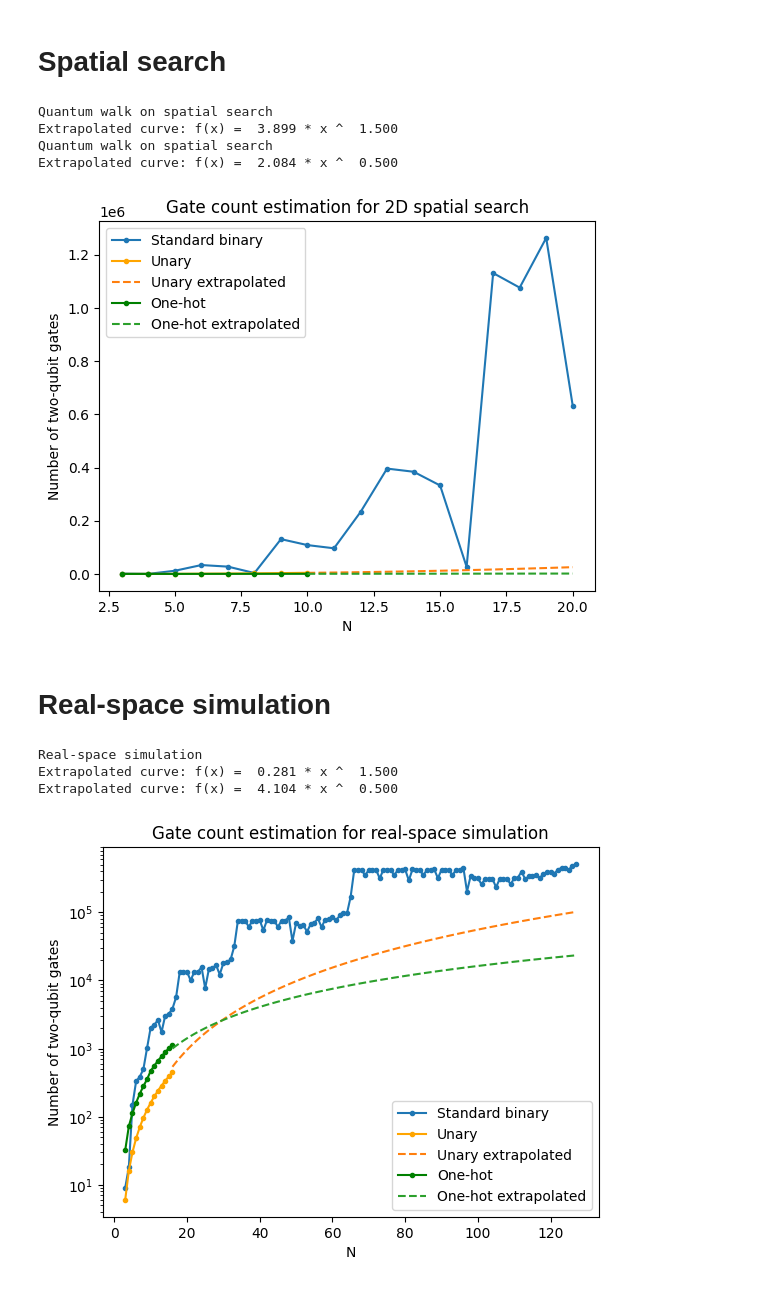
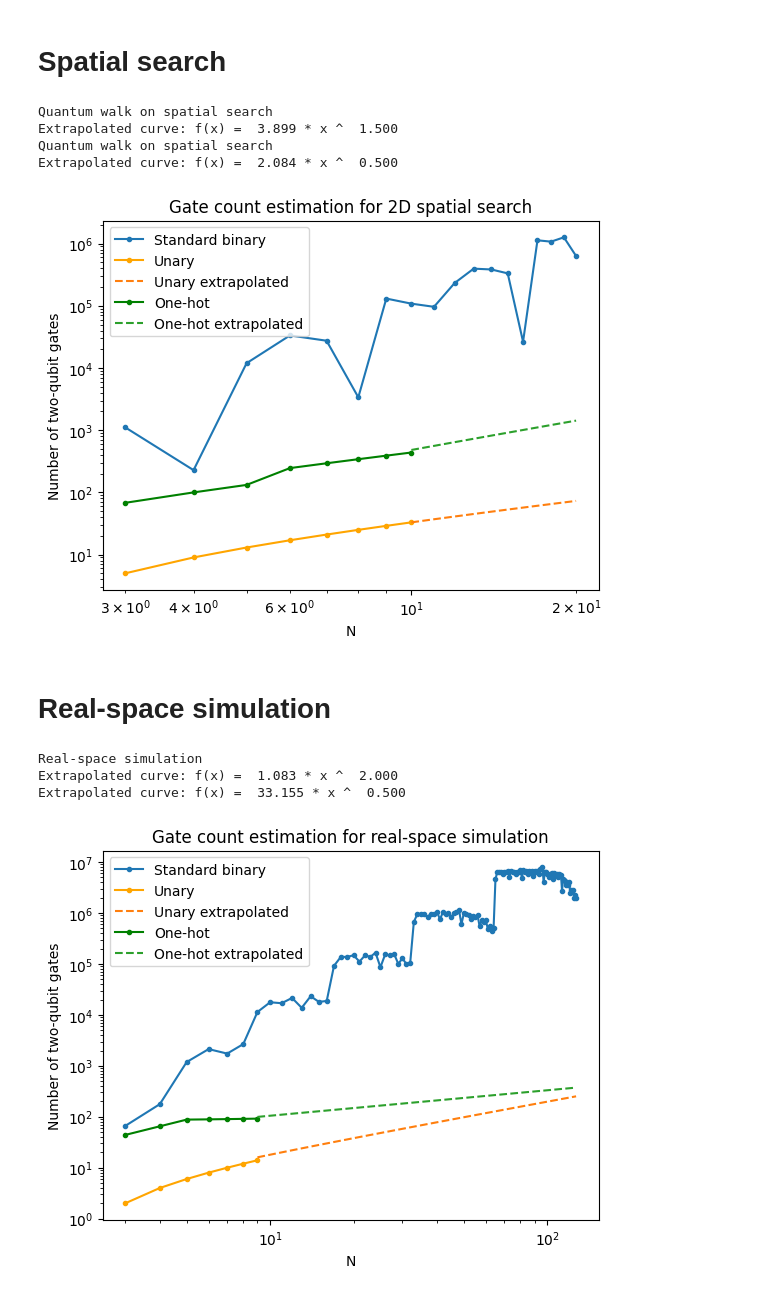
Before and after one commit to jiaqileng/hamiltonian-embedding, a Jupyter notebook: resource_estimation_plots.ipynb, the cells around one changed output. Drawn from its saved outputs; the diff is of its cells as text; code cells hidden in the pictures.

```diff
--- a/resource_estimation_plots.ipynb
+++ b/resource_estimation_plots.ipynb
@@ -32,9 +68,9 @@ from scipy.optimize import curve_fit
 
 # Extrapolation for one_hot
 if trotter_method == "first_order:":
-    alpha_one_hot = 2
+    alpha_one_hot = 1
 else:
-    alpha_one_hot = 3/2
+    alpha_one_hot = 1/2
 
 def func(x, c):
     return c * x ** alpha_one_hot
@@ -45,16 +81,23 @@ print(f"Extrapolated curve: f(x) = {c: 0.3f} * x ^ {alpha_one_hot : 0.3f}")
 
 N_vals_one_hot_extrapolated = np.arange(N_vals_one_hot[-1], N_vals_binary[-1]+1)
 one_hot_trotter_steps_extrapolated = func(N_vals_one_hot_extrapolated, c)
-one_hot_two_qubit_gate_count_per_trotter_step_extrapolated = 2 * (3 * N_vals_one_hot_extrapolated / 2 - 1)
 
-plt.plot(N_vals_binary, binary_trotter_steps * (binary_two_qubit_gate_count_per_trotter_step), '-o', label="Standard binary", markersize=3)
+if trotter_method == "first_order" or trotter_method == "randomized_first_order":
+    one_hot_two_qubit_gate_count_per_trotter_step_extrapolated = 2 * (3 * N_vals_one_hot_extrapolated / 2 - 1)
+elif trotter_method == "second_order":
+    one_hot_two_qubit_gate_count_per_trotter_step_extrapolated = 4 * (3 * N_vals_one_hot_extrapolated / 2 - 1)
+
+
+plt.plot(N_vals_binary, binary_trotter_steps * binary_two_qubit_gate_count_per_trotter_step, '-o', label="Standard binary", markersize=3)
 plt.plot(N_vals_one_hot, one_hot_trotter_steps * one_hot_two_qubit_gate_count_per_trotter_step, '-o', color="orange", label="One-hot", markersize=3)
 plt.plot(N_vals_one_hot_extrapolated, one_hot_trotter_steps_extrapolated * one_hot_two_qubit_gate_count_per_trotter_step_extrapolated, '--', label="One-hot extrapolated", markersize=1)
+
+plt.xscale('log')
+plt.yscale('log')
 plt.legend()
 plt.ylabel("Number of two-qubit gates")
 plt.xlabel("N")
 plt.title("Gate count estimation for quantum walk on glued tree")
-# plt.yscale('log')
 plt.show()
 # %% [output]
 Quantum walk on glued tree
@@ -135,13 +178,14 @@ elif trotter_method == "second_order":
 
 plt.plot(N_vals_binary, (binary_trotter_steps * binary_two_qubit_gate_count_per_trotter_step), '-o', label="Standard binary", markersize=3)
 # Plot unary
-plt.plot(N_vals_unary, unary_trotter_steps * unary_two_qubit_gate_count_per_trotter_step, '-o', color="orange", label="Unary", markersize=3)
-plt.plot(N_vals_unary_extrapolated, unary_trotter_steps_extrapolated * unary_two_qubit_gate_count_per_trotter_step_extrapolated, '--', label="Unary extrapolated", markersize=1)
+plt.plot(N_vals_unary, unary_two_qubit_gate_count_per_trotter_step, '-o', color="orange", label="Unary", markersize=3)
+plt.plot(N_vals_unary_extrapolated, unary_two_qubit_gate_count_per_trotter_step_extrapolated, '--', label="Unary extrapolated", markersize=1)
 # Plot one-hot
 plt.plot(N_vals_one_hot, one_hot_trotter_steps * one_hot_two_qubit_gate_count_per_trotter_step, '-o', color="green", label="One-hot", markersize=3)
 plt.plot(N_vals_one_hot_extrapolated, one_hot_trotter_steps_extrapolated * one_hot_two_qubit_gate_count_per_trotter_step_extrapolated, '--', label="One-hot extrapolated", markersize=1)
 
-# plt.yscale("log")
+plt.xscale("log")
+plt.yscale("log")
 plt.legend()
 plt.ylabel("Number of two-qubit gates")
 plt.xlabel("N")
@@ -152,7 +196,7 @@ Quantum walk on spatial search
 Extrapolated curve: f(x) =  3.899 * x ^  1.500
 Quantum walk on spatial search
 Extrapolated curve: f(x) =  2.084 * x ^  0.500
-[figure, old version]
+[figure, new version]
 # %% [markdown]
 # Real-space simulation
 # %%
@@ -164,7 +208,7 @@ check_and_make_dir(CURR_DIR)
 CURR_DIR = join(CURR_DIR, TASK_DIR)
 check_and_make_dir(CURR_DIR)
 # %%
-trotter_method = "second_order"
+trotter_method = "first_order"
 
 resource_estimation_binary = np.load(join(CURR_DIR, f"std_binary_{trotter_method}.npz"))
 N_vals_binary = resource_estimation_binary['N_vals_binary']
@@ -240,38 +284,38 @@ c = curve_fit(func, N_vals_one_hot, one_hot_trotter_steps)[0][0]
 print(f"Extrapolated curve: f(x) = {c: 0.3f} * x ^ {alpha_one_hot : 0.3f}")
 
 N_vals_one_hot_extrapolated = np.arange(N_vals_one_hot[-1], N_vals_binary[-1]+1)
 one_hot_trotter_steps_extrapolated = func(N_vals_one_hot_extrapolated, c)
 if trotter_method == "first_order" or trotter_method == "randomized_first_order":
     one_hot_two_qubit_gate_count_per_trotter_step_extrapolated = dimension * (N_vals_one_hot_extrapolated - 1) + 1
 elif trotter_method == "second_order":
     one_hot_two_qubit_gate_count_per_trotter_step_extrapolated = 2 * dimension * (N_vals_one_hot_extrapolated - 1) + 1
 
 
 plt.plot(N_vals_binary, (binary_trotter_steps * binary_two_qubit_gate_count_per_trotter_step), '-o', label="Standard binary", markersize=3)
 # Plot unary
-plt.plot(N_vals_unary, unary_trotter_steps * unary_two_qubit_gate_count_per_trotter_step, '-o', color="orange", label="Unary", markersize=3)
-plt.plot(N_vals_unary_extrapolated, unary_trotter_steps_extrapolated * unary_two_qubit_gate_count_per_trotter_step_extrapolated, '--', label="Unary extrapolated", markersize=1)
+plt.plot(N_vals_unary, unary_two_qubit_gate_count_per_trotter_step, '-o', color="orange", label="Unary", markersize=3)
+plt.plot(N_vals_unary_extrapolated, unary_two_qubit_gate_count_per_trotter_step_extrapolated, '--', label="Unary extrapolated", markersize=1)
 # Plot one-hot
-plt.plot(N_vals_one_hot, one_hot_trotter_steps * one_hot_two_qubit_gate_count_per_trotter_step, '-o', color="green", label="One-hot", markersize=3)
-plt.plot(N_vals_one_hot_extrapolated, one_hot_trotter_steps_extrapolated * one_hot_two_qubit_gate_count_per_trotter_step_extrapolated, '--', label="One-hot extrapolated", markersize=1)
+plt.plot(N_vals_one_hot, one_hot_trotter_steps, '-o', color="green", label="One-hot", markersize=3)
+plt.plot(N_vals_one_hot_extrapolated, one_hot_trotter_steps_extrapolated, '--', label="One-hot extrapolated", markersize=1)
 
 # plt.plot(N_vals_binary, ( binary_two_qubit_gate_count_per_trotter_step), '-o', label="Standard binary", markersize=3)
 # # Plot unary
 # plt.plot(N_vals_unary,  unary_two_qubit_gate_count_per_trotter_step, '-o', color="orange", label="Unary", markersize=3)
 # plt.plot(N_vals_unary_extrapolated,  unary_two_qubit_gate_count_per_trotter_step_extrapolated, '--', label="Unary extrapolated", markersize=1)
 # # Plot one-hot
 # plt.plot(N_vals_one_hot, one_hot_two_qubit_gate_count_per_trotter_step, '-o', color="green", label="One-hot", markersize=3)
 # plt.plot(N_vals_one_hot_extrapolated, one_hot_two_qubit_gate_count_per_trotter_step_extrapolated, '--', label="One-hot extrapolated", markersize=1)
 
-
+plt.xscale('log')
 plt.yscale('log')
 plt.legend()
 plt.ylabel("Number of two-qubit gates")
 plt.xlabel("N")
 plt.title("Gate count estimation for real-space simulation")
 plt.show()
 # %% [output]
 Real-space simulation
-Extrapolated curve: f(x) =  0.281 * x ^  1.500
-Extrapolated curve: f(x) =  4.104 * x ^  0.500
+Extrapolated curve: f(x) =  1.083 * x ^  2.000
+Extrapolated curve: f(x) =  33.155 * x ^  0.500
-[figure, old version]
+[figure, new version]
```
Also changed, not shown: parts of 3 cells of this notebook, 1 other file.
